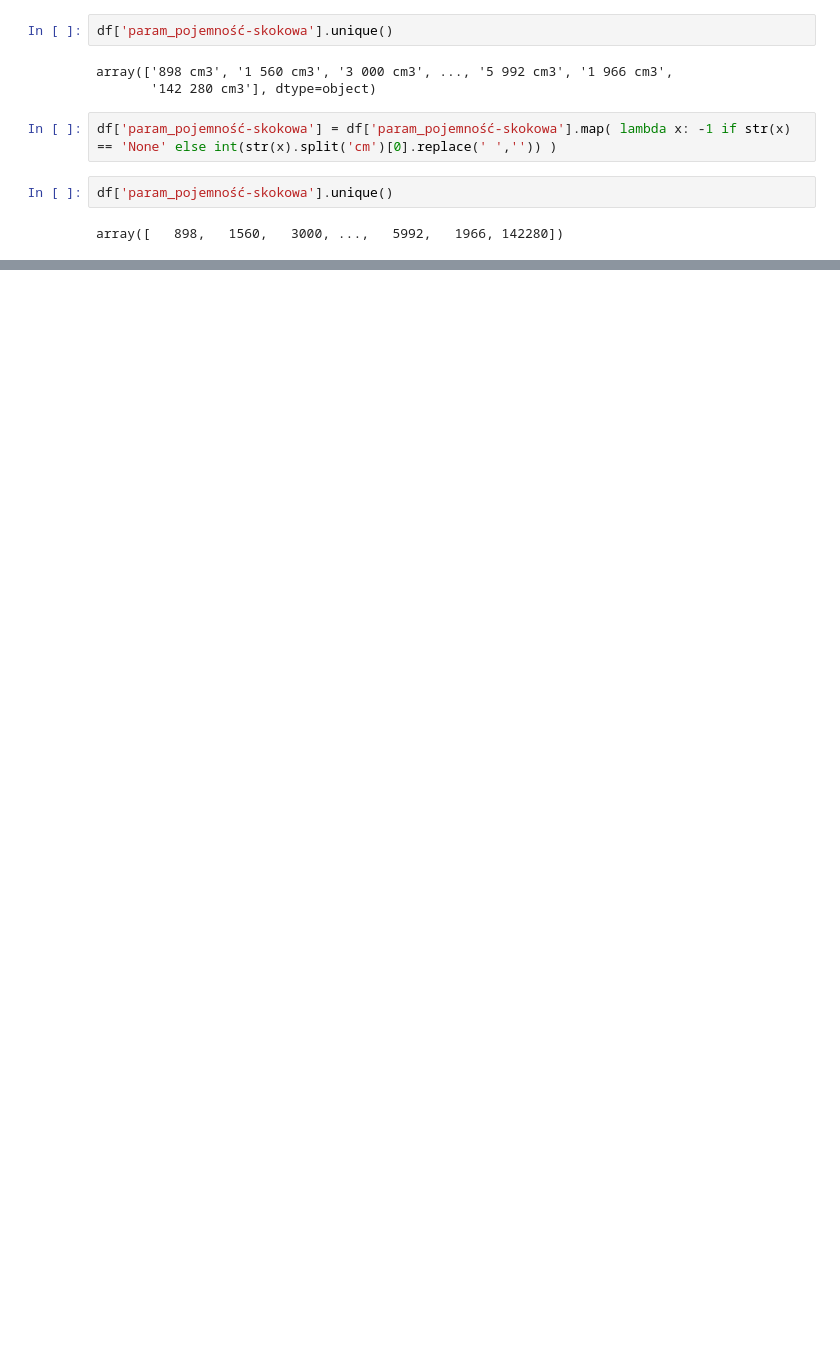
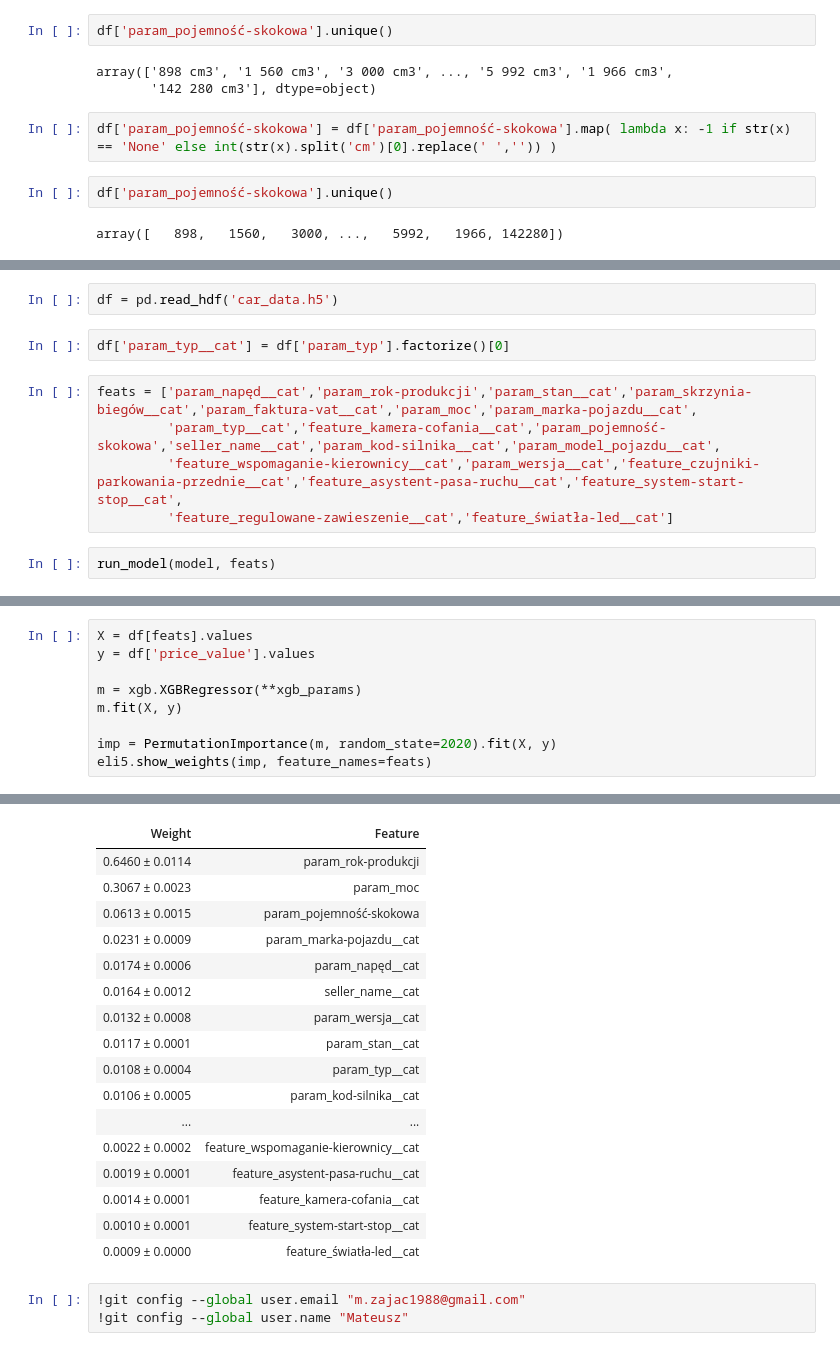
Before and after one commit to mattzajac/dw_matrix, a Jupyter notebook: matrix_two/day4_xgboost.ipynb, the cells around one changed output, grey strips where cells are left out. Saved outputs shown, nothing was run; the diff lists cells and outputs as text; blank space fills up the shorter version.

```diff
--- a/matrix_two/day4_xgboost.ipynb
+++ b/matrix_two/day4_xgboost.ipynb
@@ -252,0 +255,11 @@ df[ ['param_marka-pojazdu', 'param_typ'] ]
+# %%
+df = pd.read_hdf('car_data.h5')
+# %%
+df['param_typ__cat'] = df['param_typ'].factorize()[0]
+# %%
+feats = ['param_napęd__cat','param_rok-produkcji','param_stan__cat','param_skrzynia-biegów__cat','param_faktura-vat__cat','param_moc','param_marka-pojazdu__cat',
+         'param_typ__cat','feature_kamera-cofania__cat','param_pojemność-skokowa','seller_name__cat','param_kod-silnika__cat','param_model_pojazdu__cat',
+         'feature_wspomaganie-kierownicy__cat','param_wersja__cat','feature_czujniki-parkowania-przednie__cat','feature_asystent-pasa-ruchu__cat','feature_system-start-stop__cat',
+         'feature_regulowane-zawieszenie__cat','feature_światła-led__cat']
+# %%
+run_model(model, feats)
@@ -252,0 +271,10 @@ df[ ['param_marka-pojazdu', 'param_typ'] ]
+# %%
+X = df[feats].values
+y = df['price_value'].values
+
+m = xgb.XGBRegressor(**xgb_params)
+m.fit(X, y)
+
+imp = PermutationImportance(m, random_state=2020).fit(X, y)
+eli5.show_weights(imp, feature_names=feats)
+# %% [output]
@@ -252,0 +282,20 @@ df[ ['param_marka-pojazdu', 'param_typ'] ]
+| Weight | Feature |
+| 0.6460 ± 0.0114 | param_rok-produkcji |
+| 0.3067 ± 0.0023 | param_moc |
+| 0.0613 ± 0.0015 | param_pojemność-skokowa |
+| 0.0231 ± 0.0009 | param_marka-pojazdu__cat |
+| 0.0174 ± 0.0006 | param_napęd__cat |
+| 0.0164 ± 0.0012 | seller_name__cat |
+| 0.0132 ± 0.0008 | param_wersja__cat |
+| 0.0117 ± 0.0001 | param_stan__cat |
+| 0.0108 ± 0.0004 | param_typ__cat |
+| 0.0106 ± 0.0005 | param_kod-silnika__cat |
+| ... | ... |
+| 0.0022 ± 0.0002 | feature_wspomaganie-kierownicy__cat |
+| 0.0019 ± 0.0001 | feature_asystent-pasa-ruchu__cat |
+| 0.0014 ± 0.0001 | feature_kamera-cofania__cat |
+| 0.0010 ± 0.0001 | feature_system-start-stop__cat |
+| 0.0009 ± 0.0000 | feature_światła-led__cat |
+# %%
+!git config --global user.email "m.zajac1988@gmail.com"
+!git config --global user.name "Mateusz"
```
Also changed, not shown: parts of 24 cells of this notebook.
